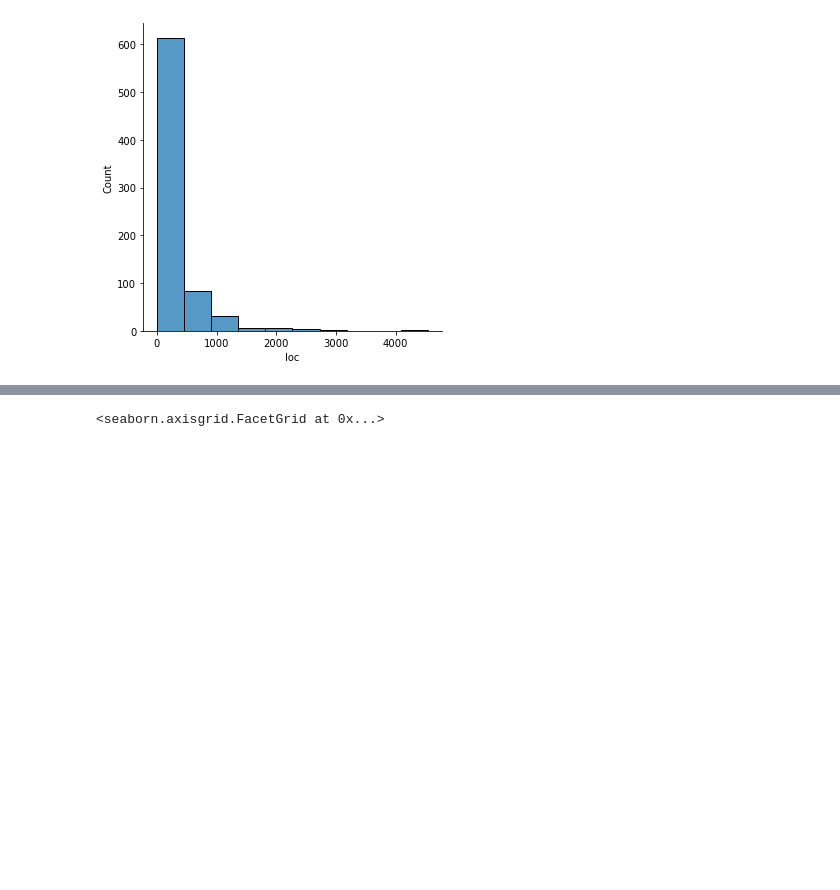
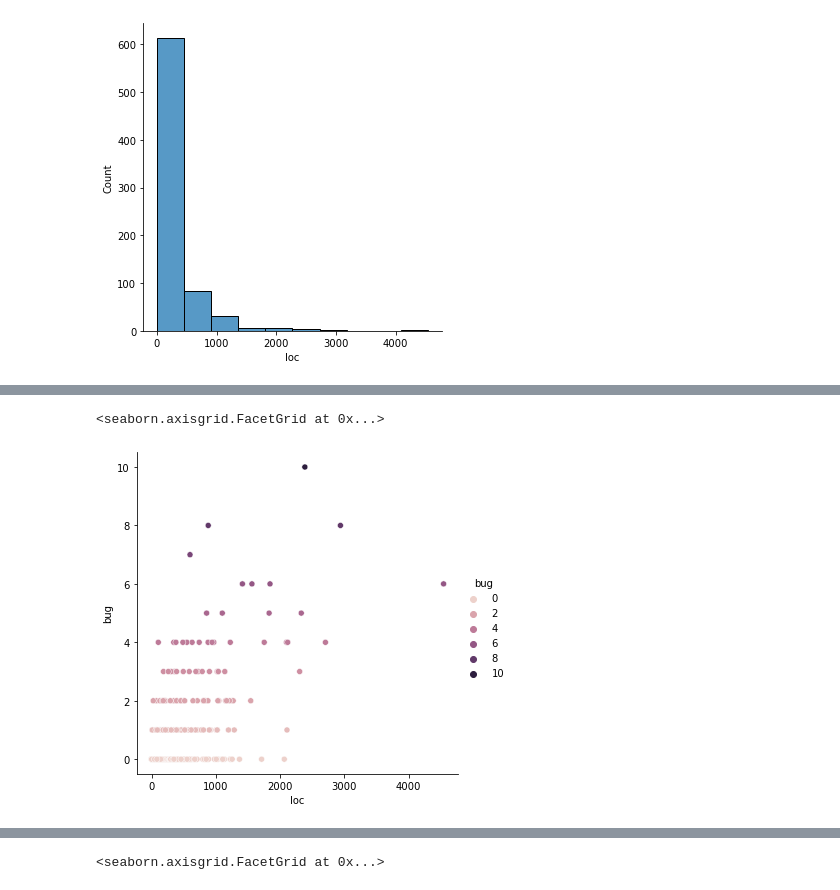
Before and after one commit to francobelloni85/UniSoftwareQualityExam, a Jupyter notebook: SoftwareQualityExam.ipynb, the cells around one changed output, grey strips where cells are left out. Cells and saved outputs as stored; diff of their text form; code cells hidden in the pictures; blank space fills up the shorter version.

```diff
--- a/SoftwareQualityExam.ipynb
+++ b/SoftwareQualityExam.ipynb
@@ -396,0 +447,5 @@ _2.3.2 single variables - wmc_
+# %%
+sn.relplot(x='loc', y='bug', hue='bug',data=data)
+# %% [output]
+<seaborn.axisgrid.FacetGrid at 0x...>
+[figure, added]
```
Also changed, not shown: parts of 45 cells of this notebook.
